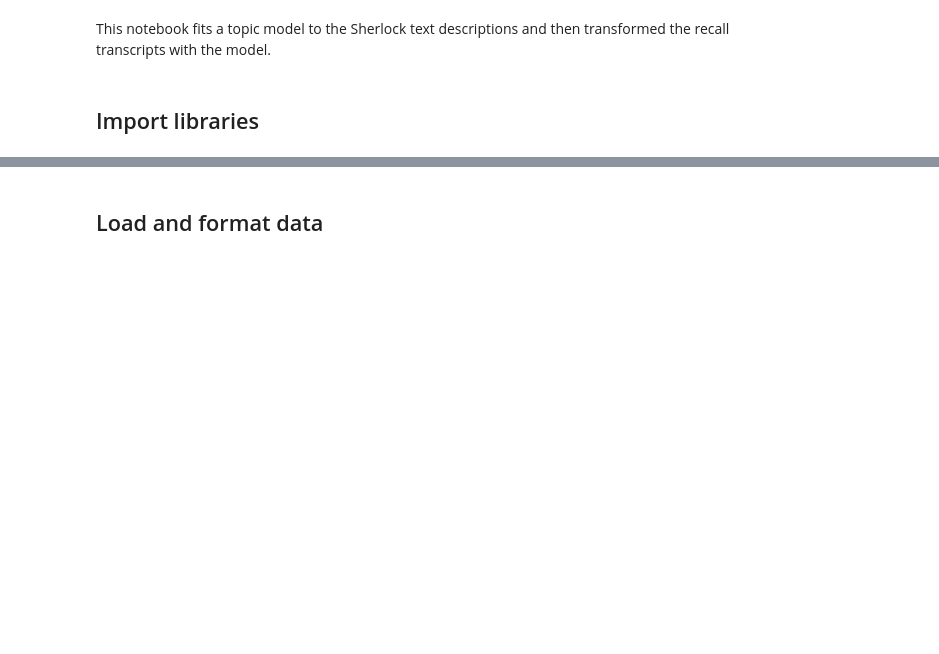
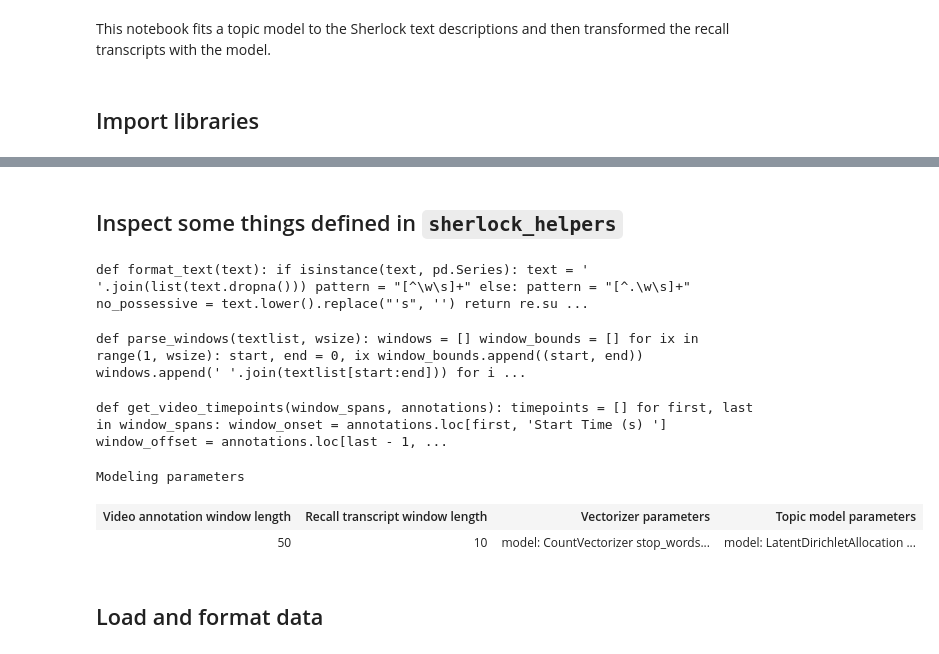
Before and after one commit to ContextLab/sherlock-topic-model-paper, a Jupyter notebook: code/notebooks/main/topic_model_analysis.ipynb, the cells around one changed output, grey strips where cells are left out. Drawn from its saved outputs; the diff is of its cells as text; code cells hidden in the pictures; blank space fills up the shorter version.

```diff
--- a/code/notebooks/main/topic_model_analysis.ipynb
+++ b/code/notebooks/main/topic_model_analysis.ipynb
@@ -48,3 +30,31 @@ datadir = '../../../data/processed/'
+# %% [markdown]
+## Inspect some things defined in `sherlock_helpers`
+# %%
+show_source(format_text)
+# %% [output]
+def format_text(text): if isinstance(text, pd.Series): text = ' '.join(list(text.dropna())) pattern = "[^\w\s]+" else: pattern = "[^.\w\s]+" no_possessive = text.lower().replace("'s", '') return re.su ...
+# %%
+show_source(parse_windows)
+# %% [output]
+def parse_windows(textlist, wsize): windows = [] window_bounds = [] for ix in range(1, wsize): start, end = 0, ix window_bounds.append((start, end)) windows.append(' '.join(textlist[start:end])) for i ...
+# %%
+show_source(get_video_timepoints)
+# %% [output]
+def get_video_timepoints(window_spans, annotations): timepoints = [] for first, last in window_spans: window_onset = annotations.loc[first, 'Start Time (s) '] window_offset = annotations.loc[last - 1, ...
+# %%
+_vec_params = dict(model=VECTORIZER_PARAMS['model'], **VECTORIZER_PARAMS['params'])
+_sem_params = dict(model=SEMANTIC_PARAMS['model'], **SEMANTIC_PARAMS['params'])
+multicol_display(VIDEO_WSIZE, RECALL_WSIZE, _vec_params, _sem_params,
+                 caption='Modeling parameters',
+                 col_headers=('Video annotation window length',
+                              'Recall transcript window length',
+                              'Vectorizer parameters',
+                              'Topic model parameters'),
+                 ncols=4)
+# %% [output]
+Modeling parameters
+| Video annotation window length | Recall transcript window length | Vectorizer parameters | Topic model parameters |
+| 50 | 10 | model: CountVectorizer stop_words... | model: LatentDirichletAllocation ... |
 # %% [markdown]
 ## Load and format data
 # %%
```
Also changed, not shown: parts of 14 cells of this notebook, 2 other files.
